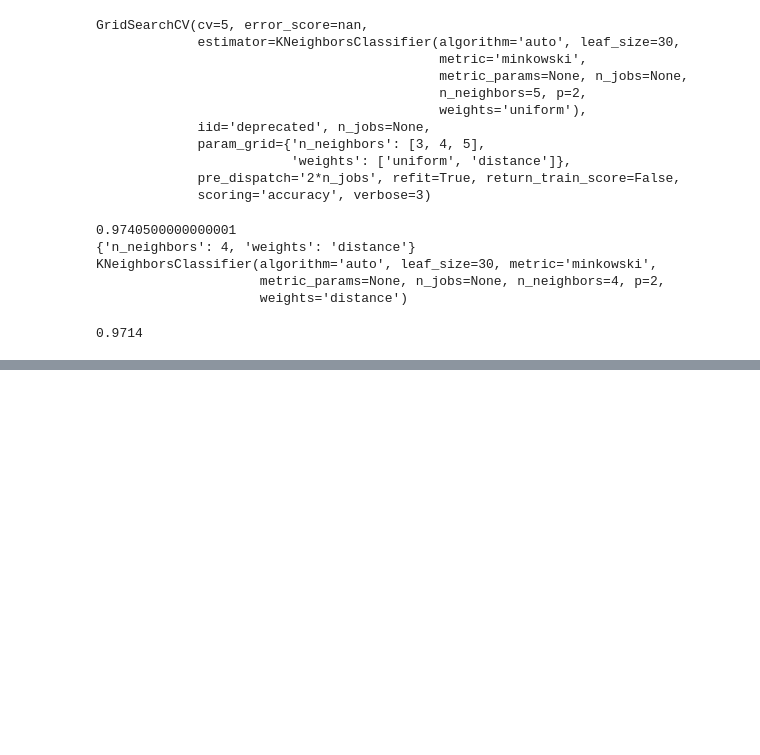
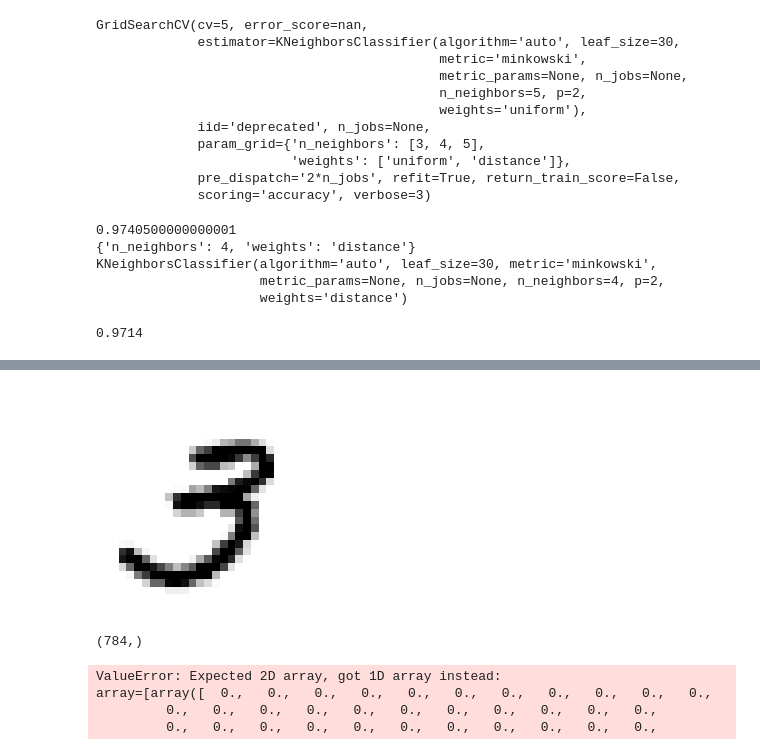
Before and after one commit to mjr390/MNIST_Classifier, a Jupyter notebook: MNIST Classification.ipynb, the cells around one changed output, grey strips where cells are left out. Cells and saved outputs as stored; diff of their text form; code cells hidden in the pictures; blank space fills up the shorter version.

```diff
--- a/MNIST Classification.ipynb
+++ b/MNIST Classification.ipynb
@@ -128,0 +141,37 @@ accuracy_score(y_test, y_gridknn_pred)
+# %%
+def shiftOnePixel(digit, direction='up'):
+    import scipy.ndimage.interpolation as inte
+    digitShaped = digit.reshape(28, 28)
+    if direction == 'up':
+        shiftDirection = [-1,0]
+    elif direction == 'down':
+        shiftDirection = [1,0]
+    elif direction == 'left':
+        shiftDirection = [0,-1]
+    elif direction == 'right':
+        shiftDirection = [0,1]
+    newDigit = inte.shift(digitShaped, shiftDirection, cval=0)
+
+    return newDigit.reshape([-1])
+# %%
+testDigit = shiftOnePixel(X_train[1565], 'down')
+plt.imshow(testDigit.reshape(28,28), cmap = mpl.cm.binary, interpolation="nearest")
+plt.axis("off")
+plt.show()
+# %% [output]
+[figure, added]
+# %%
+X_train_shifts = [row for row in X_train]
+y_train_shifts = [label for label in y_train]
+len(X_train_shifts)
+X_train_shifts[0].shape
+# moves = ['up', 'down', 'left', 'right']
+# progress = 0
+# for i in range(len(X_train)):
+#     for move in moves:
+#         newDataPoint = shiftOnePixel(X_train[i])
+#         shapedPoint = newDataPoint.reshape(1,784)
+#         X_train_shifts.append(shapedPoint)
+#         y_train_shifts.append(y[i])
+# %% [output]
+(784,)
@@ -128,0 +185,10 @@ accuracy_score(y_test, y_gridknn_pred)
+# %%
+knn_clf_shift = KNeighborsClassifier(n_jobs=-1, weights='distance', n_neighbors=4)
+knn_clf_shift.fit(X_train_shifts, y_train_shifts)
+y_gridknn_pred_shift = knn_clf.predict(X_test)
+accuracy_score(y_test, y_gridknn_pred_shift)
+# %% [output]
+ValueError: Expected 2D array, got 1D array instead:
+array=[array([  0.,   0.,   0.,   0.,   0.,   0.,   0.,   0.,   0.,   0.,   0.,
+         0.,   0.,   0.,   0.,   0.,   0.,   0.,   0.,   0.,   0.,   0.,
+         0.,   0.,   0.,   0.,   0.,   0.,   0.,   0.,   0.,   0.,   0.,
```
Also changed, not shown: parts of 4 cells of this notebook.
